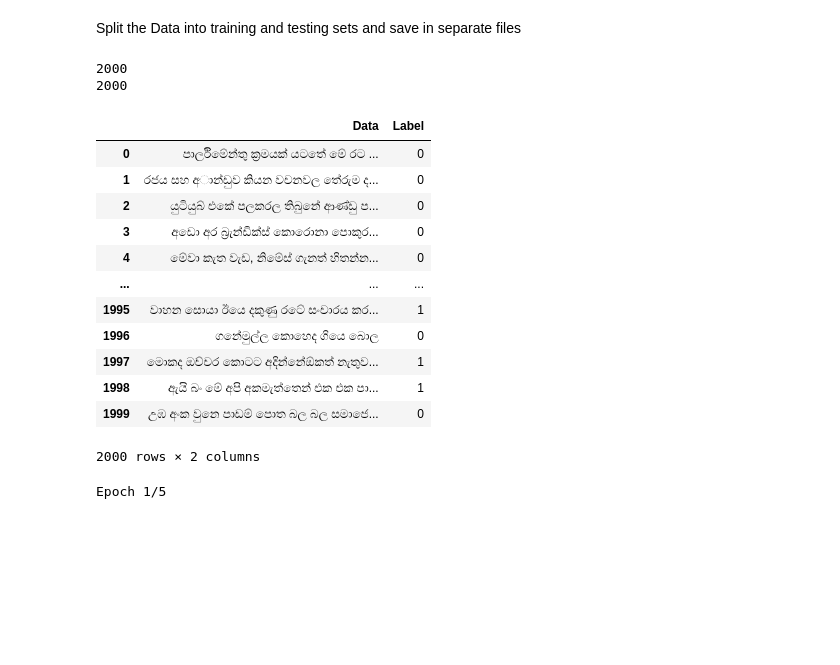
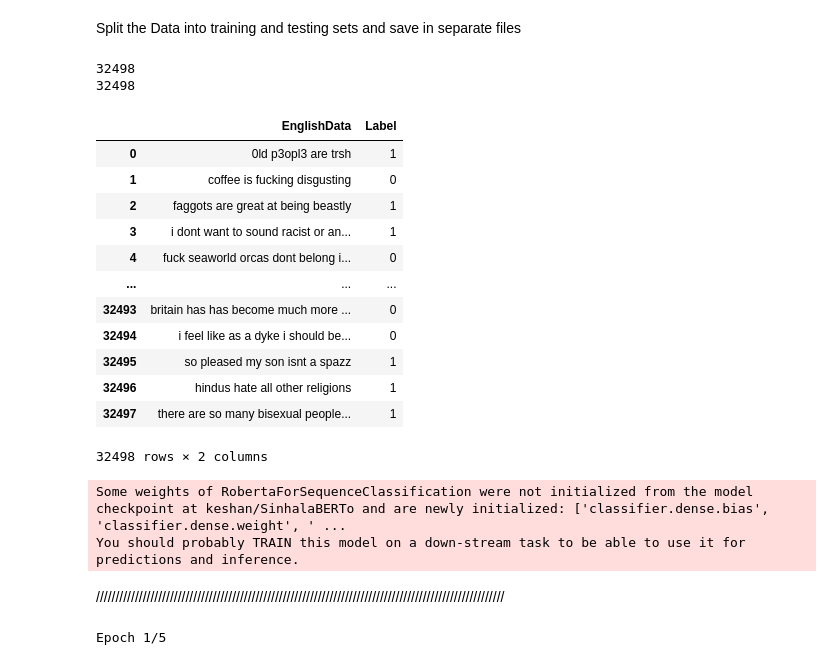
Before and after one commit to DilkiIshara/Hate-Speech-Detection-System, a Jupyter notebook: Hate_Speech_Detection_CLL.ipynb, the cells around one changed output. Saved outputs shown, nothing was run; the diff lists cells and outputs as text; code cells hidden in the pictures; blank space fills up the shorter version.

```diff
--- a/Hate_Speech_Detection_CLL.ipynb
+++ b/Hate_Speech_Detection_CLL.ipynb
@@ -192,8 +156,8 @@ train_DataSet.to_csv(trainDataSetFileName,sep='\t', index=False)
 test_DataSet.to_csv(testDataSetFileName, sep='\t',index=False)
 # %%
 label_categories = {
-    'NOT':0,
-    'OFF':1
+    'nothate':0,
+    'hate':1
 }
 
 def load_dataset():
@@ -210,45 +174,58 @@ def load_dataset():
       if i==0:
         continue
 
-      text = line[1]
-      labelValue = line[4]
+      text = line[0]
+      labelValue = line[1]
 
       # print("Data" + text)
       # print("Label" + labelValue)
 
       texts.append(text)
       label.append(label_categories[labelValue])
-    label_list = ["OFF", "NOT"]
+    label_list = ["hate", "nothate"]
     dic_data['texts']=texts
     dic_data['label']=label
     print(len(texts))
     print(len(label))
     return dic_data,label_list
+
+train_DataList, label_List= load_dataset()
+# %% [output]
+32498
+32498
-# %%
-train_DataList, label_List= load_dataset()
-# %% [output]
-2000
-2000
 # %%
 data = pd.DataFrame(
     {
-        'Data' : train_DataList['texts'],
+        'EnglishData' : train_DataList['texts'],
         'Label' : train_DataList['label']
     }
 )
 
 data
 # %% [output]
-|  | Data | Label |
-| 0 | පාර්ලිමේන්තු ක්‍රමයක් යටතේ මේ රට ... | 0 |
-| 1 | රජය සහ අාන්ඩුව කියන වචනවල තේරුම ද... | 0 |
-| 2 | යුටියුබ් එකේ පලකරල තිබුනේ ආණ්ඩු ප... | 0 |
-| 3 | අඩො අර බ්‍රැන්ඩික්ස් කොරොනා පොකුර... | 0 |
-| 4 | මේවා කැත වැඩ, නිමේස් ගැනත් හිතන්න... | 0 |
+|  | EnglishData | Label |
+| 0 | 0ld p3opl3 are trsh | 1 |
+| 1 | coffee is fucking disgusting | 0 |
+| 2 | faggots are great at being beastly | 1 |
+| 3 | i dont want to sound racist or an... | 1 |
+| 4 | fuck seaworld orcas dont belong i... | 0 |
 | ... | ... | ... |
-| 1995 | වාහන සොයා ඊයෙ දකුණු රටේ සංචාරය කර... | 1 |
-| 1996 | ගනේමුල්ල කොහෙද ගියෙ බොල | 0 |
-| 1997 | මොකද ඔච්චර කොටට අදින්නේඕකත් නැතුව... | 1 |
-| 1998 | ඇයි බං මේ අපි අකමැත්තෙන් එක එක පා... | 1 |
-| 1999 | උඹ අංක වුනෙ පාඩම් පොත බල බල සමාජෙ... | 0 |
+| 32493 | britain has has become much more ... | 0 |
+| 32494 | i feel like as a dyke i should be... | 0 |
+| 32495 | so pleased my son isnt a spazz | 1 |
+| 32496 | hindus hate all other religions | 1 |
+| 32497 | there are so many bisexual people... | 1 |
-2000 rows × 2 columns
+32498 rows × 2 columns
+# %%
+# Load tokenizer and model for XLM-RoBERTa
+xlm_roberta_model_name = "xlm-roberta-base"
+xlm_roberta_tokenizer = XLMRobertaTokenizer.from_pretrained(xlm_roberta_model_name)
+xlm_roberta_model = XLMRobertaModel.from_pretrained(xlm_roberta_model_name)
+
+# Load tokenizer and model for translation (English to Sinhala)
+translation_model_name = "keshan/SinhalaBERTo"
+translation_tokenizer = AutoTokenizer.from_pretrained(translation_model_name)
+translation_model = AutoModelForSequenceClassification.from_pretrained(translation_model_name,num_labels=2)
+# %% [output]
+Some weights of RobertaForSequenceClassification were not initialized from the model checkpoint at keshan/SinhalaBERTo and are newly initialized: ['classifier.dense.bias', 'classifier.dense.weight', ' ...
+You should probably TRAIN this model on a down-stream task to be able to use it for predictions and inference.
@@ -255,3 +253,5 @@ data
+# %% [markdown]
+/////////////////////////////////////////////////////////////////////////////////////////////////////////
 # %%
 from tensorflow.keras.layers import Conv1D, MaxPooling1D, GlobalMaxPooling1D
 
```
Also changed, not shown: parts of 17 cells of this notebook.
